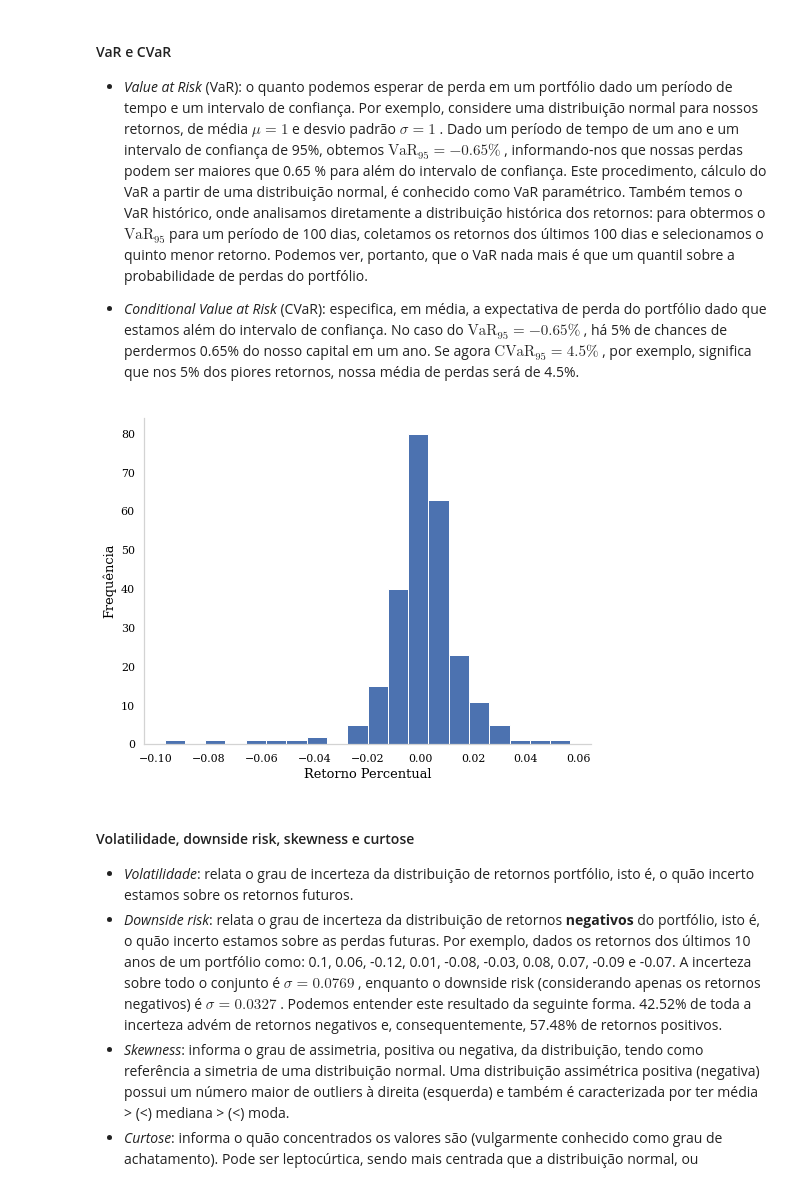
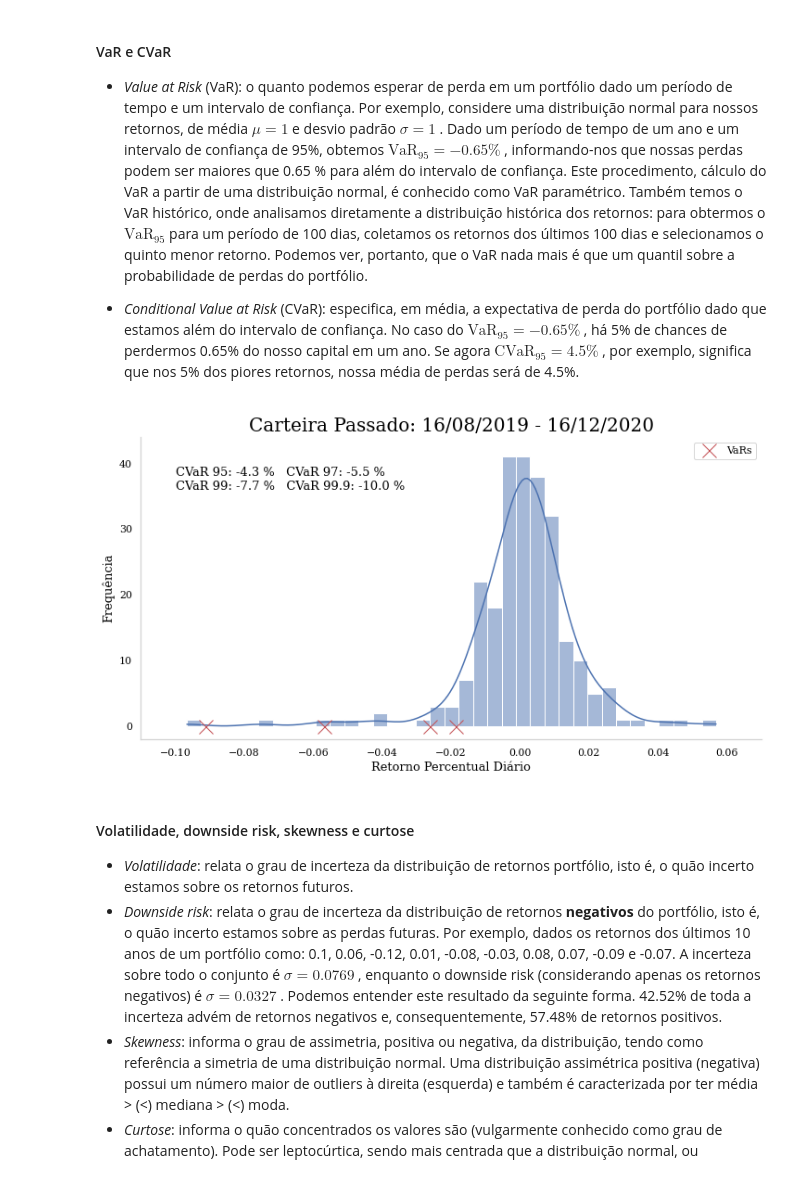
Before and after one commit to savimf/main_portfolio, a Jupyter notebook: Carteira_Analise_A/carteira_analise_A.ipynb, the cells around one changed output. Drawn from its saved outputs; the diff is of its cells as text; code cells hidden in the pictures.

```diff
--- a/Carteira_Analise_A/carteira_analise_A.ipynb
+++ b/Carteira_Analise_A/carteira_analise_A.ipynb
@@ -290,4 +278,38 @@ rets_carteira_past.rename(columns={0: 'Retornos'}, inplace=True)
 # %%
 vars_past = aux.value_risk(rets_carteira_past)
 c_vars_past = aux.c_value_risk(rets_carteira_past, vars_past)
+# %%
+fig, ax = plt.subplots(figsize=(12, 6))
+
+sns.histplot(
+    data=rets_carteira_past['Retornos'].fillna(0),
+    kde=True
+)
+
+plt.plot(
+    list(vars_past.values()),
+    [0, 0, 0, 0],
+    'x',
+    markersize=15,
+    color='r',
+    label='VaRs'
+)
+
+plt.axis([-.11, .07, -2, 44])
+
+t = (
+    f'CVaR 95: {round(c_vars_past["c_var_95"], 3) * 100} %'
+    f'   CVaR 97: {round(c_vars_past["c_var_97"], 3) * 100} %'
+    f'\nCVaR 99: {round(c_vars_past["c_var_99"], 3) * 100} %'
+    f'   CVaR 99.9: {round(c_vars_past["c_var_99_9"], 2) * 100} %'
+)
+
+ax.text(-.1, 36, t, fontdict={'size': 13})
+
+plt.legend()
+plt.title(f'Carteira Passado: {start_past} - {end_past}')
+plt.xlabel('Retorno Percentual Diário', fontdict={'size': 13})
+plt.ylabel('Frequência', fontdict={'size': 13});
+# %% [output]
+[figure, added]
 # %%
@@ -363,12 +383,6 @@ fig.add_annotation(
 )
 
 fig.show()
-# %%
-rets_carteira_past['Retornos'].plot(kind='hist', bins=20, figsize=(8, 6));
-plt.xlabel('Retorno Percentual Diário', fontdict={'size': 13});
-plt.ylabel('Frequência', fontdict={'size': 13});
-# %% [output]
-[figure, removed]
 # %% [markdown]
 #### Volatilidade, downside risk, skewness e curtose
 - *Volatilidade*: relata o grau de incerteza da distribuição de retornos portfólio, isto é, o quão incerto estamos sobre os retornos futuros.
```
Also changed, not shown: parts of 22 cells of this notebook, 1 other file.
